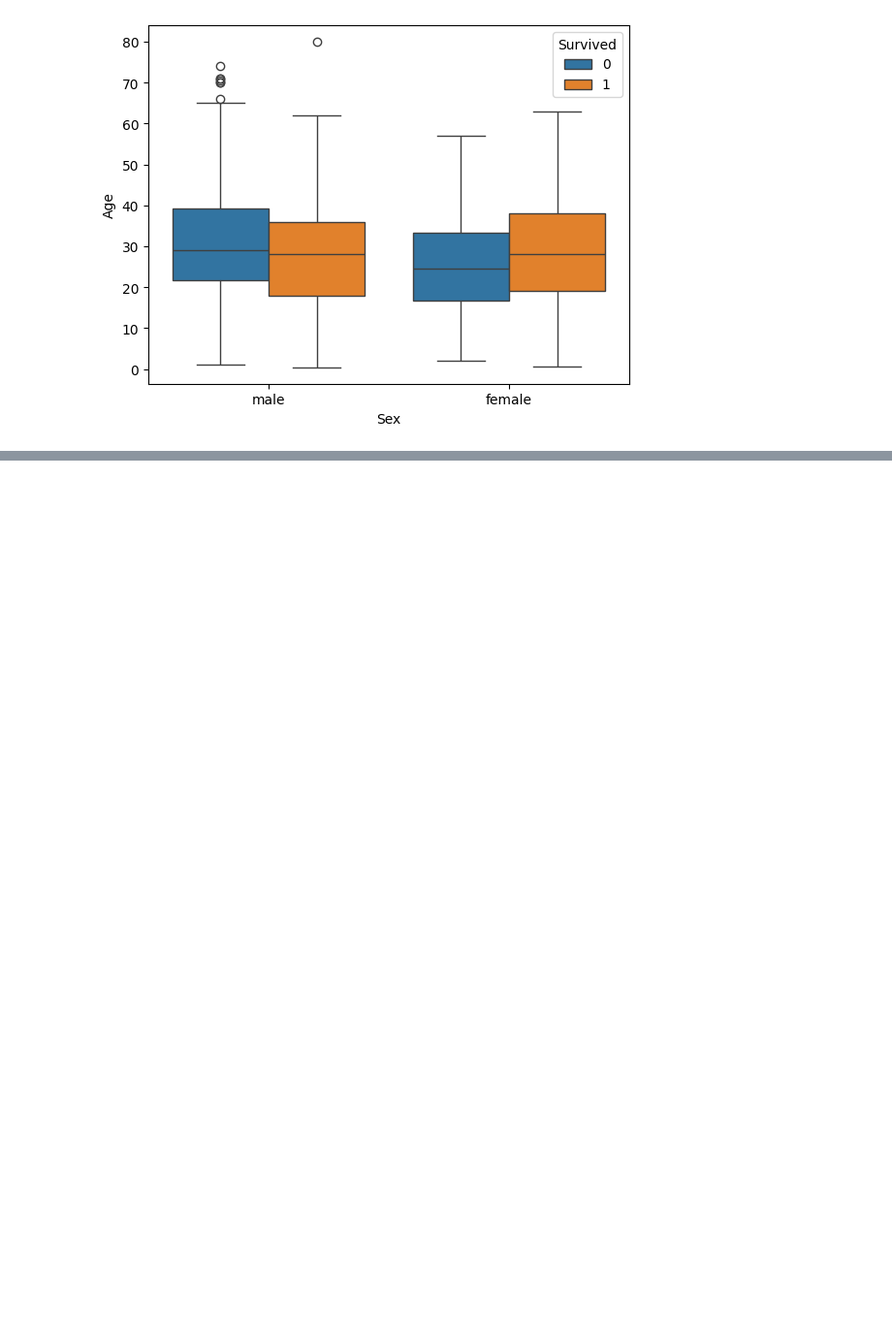
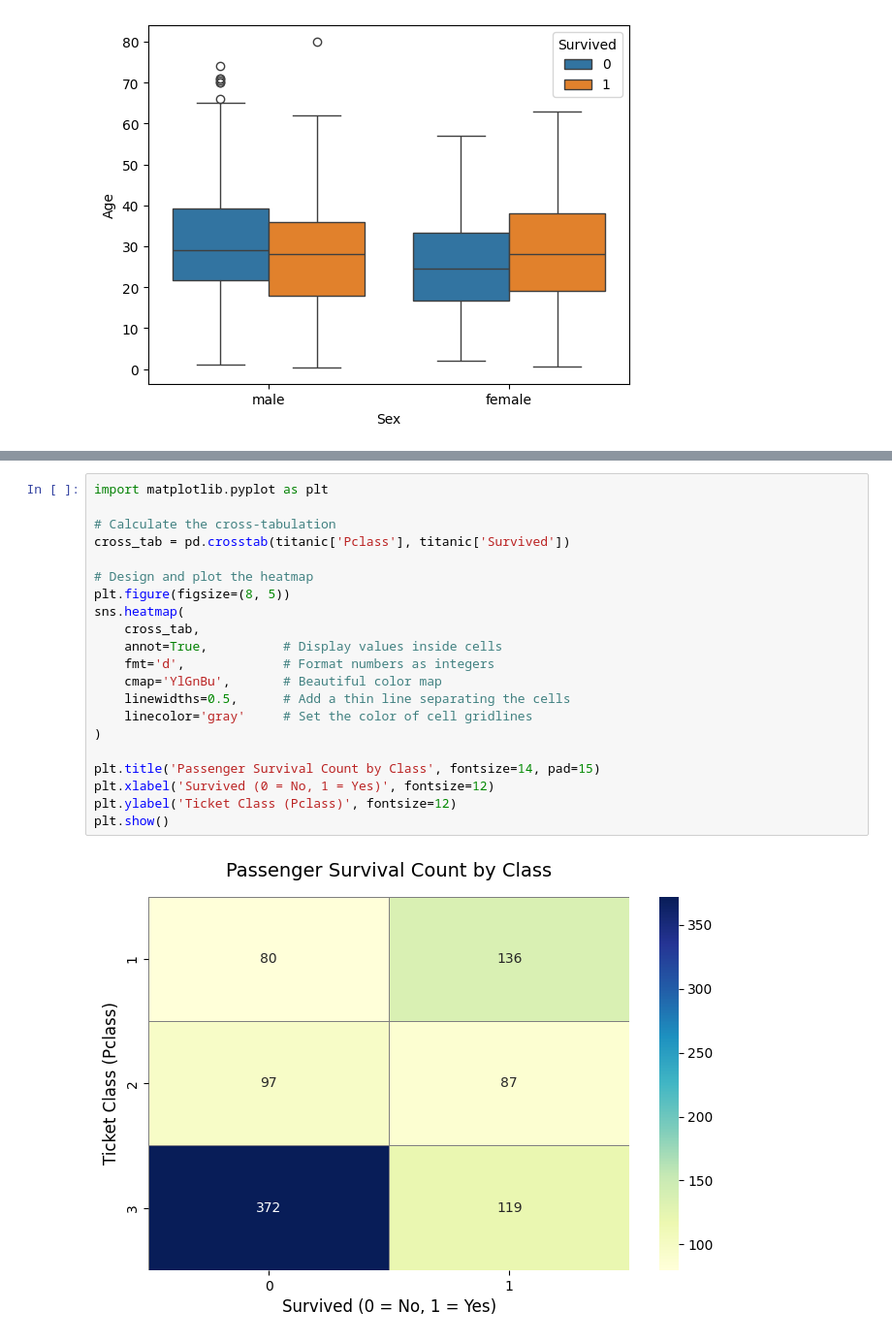
Before and after one commit to bibhutibsahu/Python-Coding-Interview, a Jupyter notebook: Univariate_and_bivariate_analysis_bibhuti.ipynb, the cells around one changed output, grey strips where cells are left out. Shown at 97% size. Cells and saved outputs as stored; diff of their text form; blank space fills up the shorter version.

```diff
--- a/Univariate_and_bivariate_analysis_bibhuti.ipynb
+++ b/Univariate_and_bivariate_analysis_bibhuti.ipynb
@@ -128,0 +154,23 @@ sns.boxplot(data=titanic, x='Sex', y='Age', hue='Survived')
+# %%
+import matplotlib.pyplot as plt
+
+# Calculate the cross-tabulation
+cross_tab = pd.crosstab(titanic['Pclass'], titanic['Survived'])
+
+# Design and plot the heatmap
+plt.figure(figsize=(8, 5))
+sns.heatmap(
+    cross_tab,
+    annot=True,          # Display values inside cells
+    fmt='d',             # Format numbers as integers
+    cmap='YlGnBu',       # Beautiful color map
+    linewidths=0.5,      # Add a thin line separating the cells
+    linecolor='gray'     # Set the color of cell gridlines
+)
+
+plt.title('Passenger Survival Count by Class', fontsize=14, pad=15)
+plt.xlabel('Survived (0 = No, 1 = Yes)', fontsize=12)
+plt.ylabel('Ticket Class (Pclass)', fontsize=12)
+plt.show()
+# %% [output]
+[figure, added]
```
Also changed, not shown: parts of 9 cells of this notebook.
